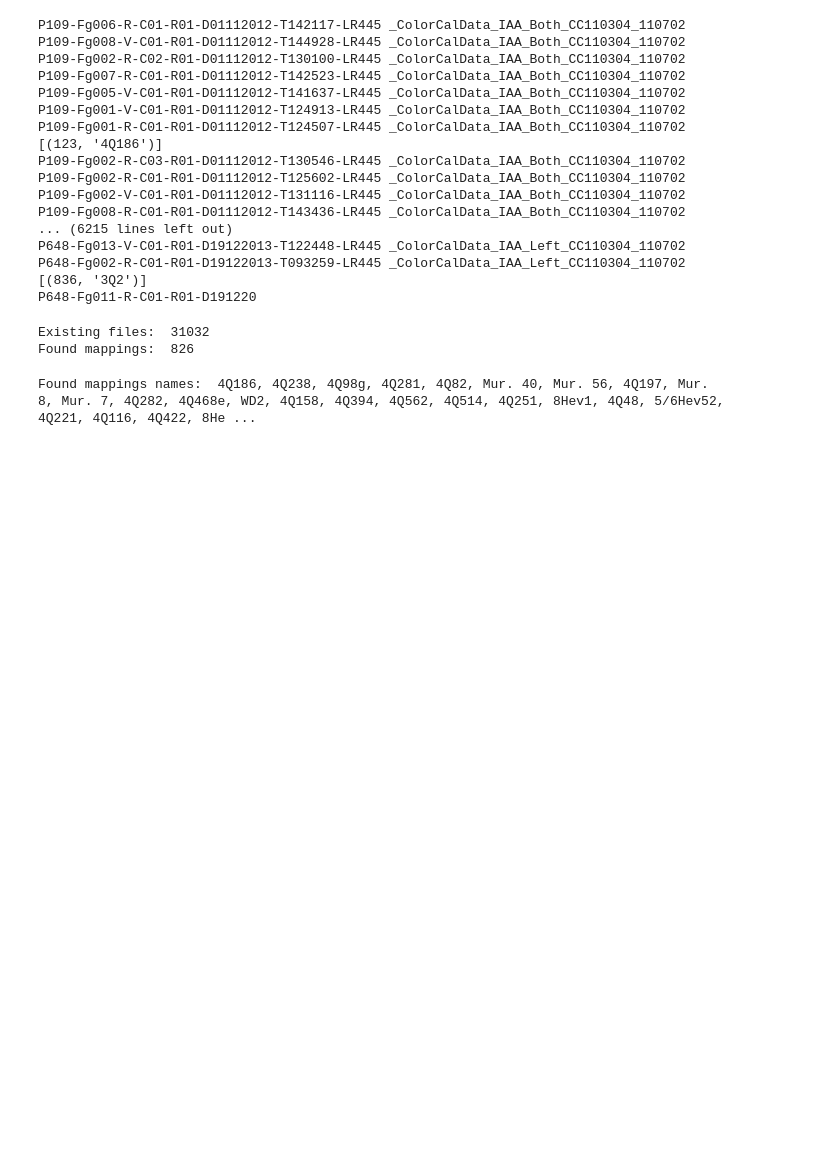
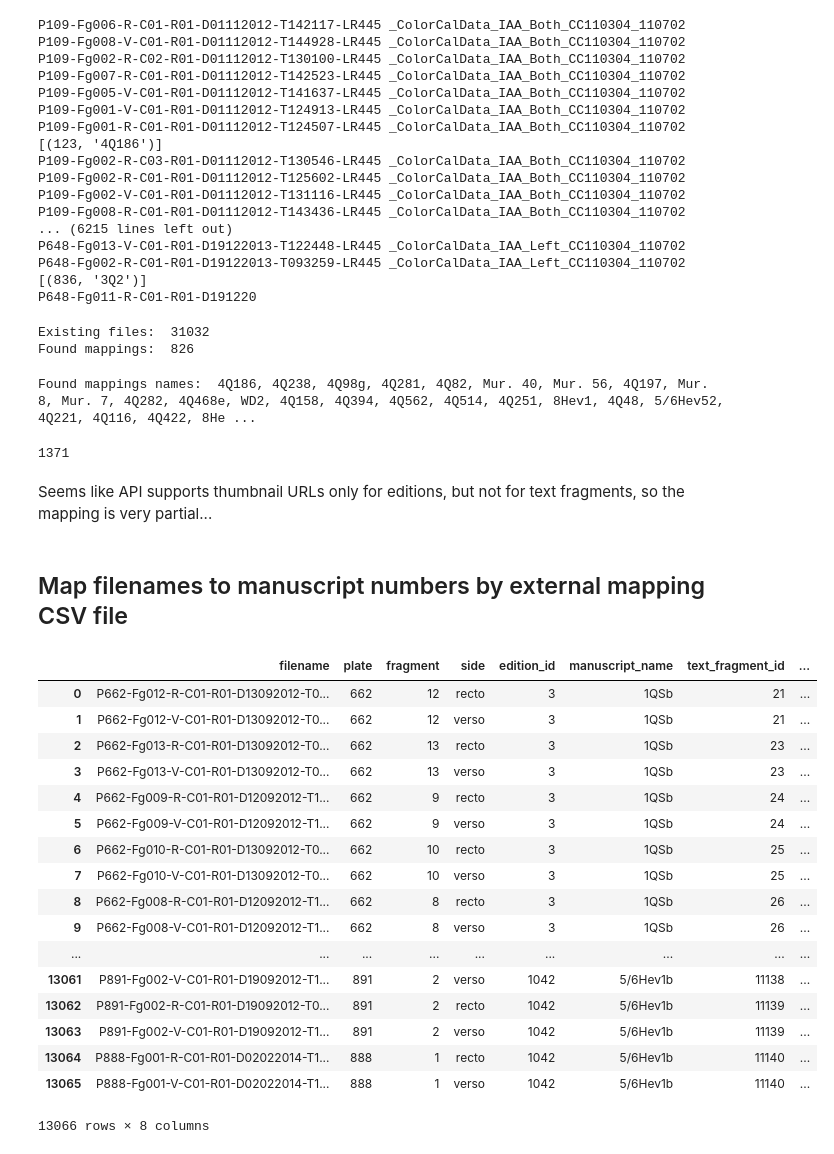
Before and after one commit to alexeypechorin/SQE_Jupyter_Instructions, a Jupyter notebook: Retrieving-text-with-the-SQE-API.ipynb, the cells around one changed output. Drawn from its saved outputs; the diff is of its cells as text; code cells hidden in the pictures; blank space fills up the shorter version.

Commit message:
Try to map image filenames to manuscript numbers

```diff
--- a/Retrieving-text-with-the-SQE-API.ipynb
+++ b/Retrieving-text-with-the-SQE-API.ipynb
@@ -438,3 +538,34 @@ Found mappings:  826
 print('Found mappings names: ', ', '.join([';'.join([w['name'] for w in v]) for v in mapping.values()]))
 # %% [output]
 Found mappings names:  4Q186, 4Q238, 4Q98g, 4Q281, 4Q82, Mur. 40, Mur. 56, 4Q197, Mur. 8, Mur. 7, 4Q282, 4Q468e, WD2, 4Q158, 4Q394, 4Q562, 4Q514, 4Q251, 8Hev1, 4Q48, 5/6Hev52, 4Q221, 4Q116, 4Q422, 8He ...
+# %%
+len(editions)
+# %% [output]
+1371
+# %% [markdown]
+Seems like API supports thumbnail URLs only for editions, but not for text fragments, so the mapping is very partial...
+# %% [markdown]
+## Map filenames to manuscript numbers by external mapping CSV file
+# %%
+mapping_filename='image-to-text-fragment.csv'
+manual_mapping = pd.read_csv(mapping_filename)
+manual_mapping
+# %% [output]
+|  | filename | plate | fragment | side | edition_id | manuscript_name | text_fragment_id | ... |
+| 0 | P662-Fg012-R-C01-R01-D13092012-T0... | 662 | 12 | recto | 3 | 1QSb | 21 | ... |
+| 1 | P662-Fg012-V-C01-R01-D13092012-T0... | 662 | 12 | verso | 3 | 1QSb | 21 | ... |
+| 2 | P662-Fg013-R-C01-R01-D13092012-T0... | 662 | 13 | recto | 3 | 1QSb | 23 | ... |
+| 3 | P662-Fg013-V-C01-R01-D13092012-T0... | 662 | 13 | verso | 3 | 1QSb | 23 | ... |
+| 4 | P662-Fg009-R-C01-R01-D12092012-T1... | 662 | 9 | recto | 3 | 1QSb | 24 | ... |
+| 5 | P662-Fg009-V-C01-R01-D12092012-T1... | 662 | 9 | verso | 3 | 1QSb | 24 | ... |
+| 6 | P662-Fg010-R-C01-R01-D13092012-T0... | 662 | 10 | recto | 3 | 1QSb | 25 | ... |
+| 7 | P662-Fg010-V-C01-R01-D13092012-T0... | 662 | 10 | verso | 3 | 1QSb | 25 | ... |
+| 8 | P662-Fg008-R-C01-R01-D12092012-T1... | 662 | 8 | recto | 3 | 1QSb | 26 | ... |
+| 9 | P662-Fg008-V-C01-R01-D12092012-T1... | 662 | 8 | verso | 3 | 1QSb | 26 | ... |
+| ... | ... | ... | ... | ... | ... | ... | ... | ... |
+| 13061 | P891-Fg002-V-C01-R01-D19092012-T1... | 891 | 2 | verso | 1042 | 5/6Hev1b | 11138 | ... |
+| 13062 | P891-Fg002-R-C01-R01-D19092012-T0... | 891 | 2 | recto | 1042 | 5/6Hev1b | 11139 | ... |
+| 13063 | P891-Fg002-V-C01-R01-D19092012-T1... | 891 | 2 | verso | 1042 | 5/6Hev1b | 11139 | ... |
+| 13064 | P888-Fg001-R-C01-R01-D02022014-T1... | 888 | 1 | recto | 1042 | 5/6Hev1b | 11140 | ... |
+| 13065 | P888-Fg001-V-C01-R01-D02022014-T1... | 888 | 1 | verso | 1042 | 5/6Hev1b | 11140 | ... |
+13066 rows × 8 columns
```
Also changed, not shown: parts of 18 cells of this notebook.
